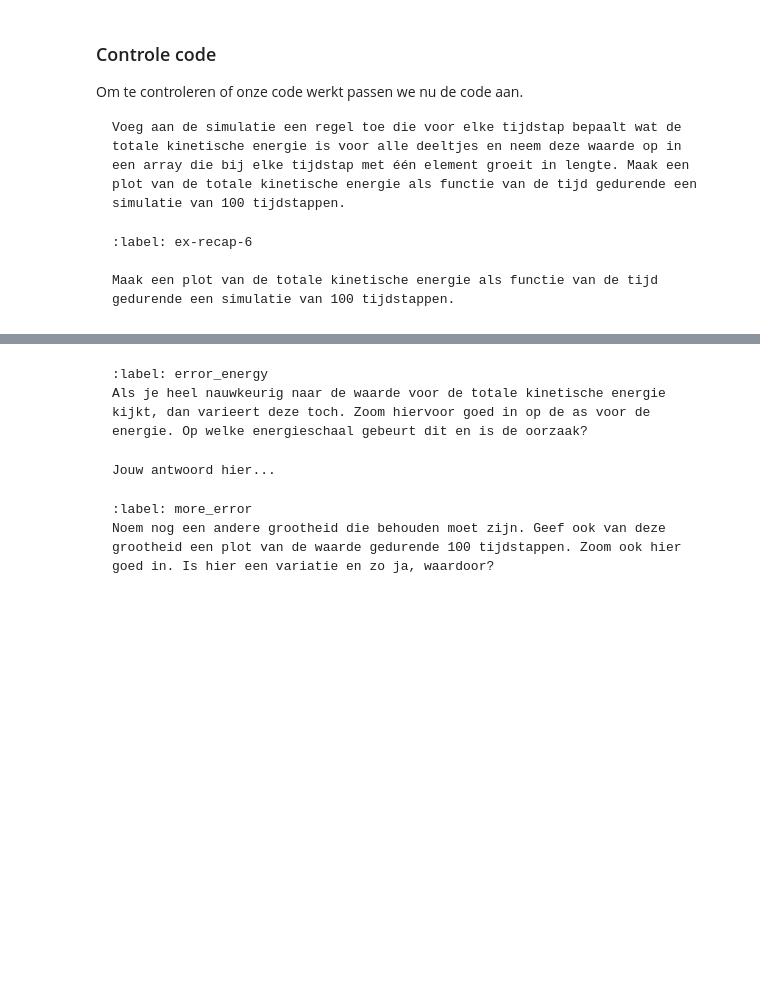
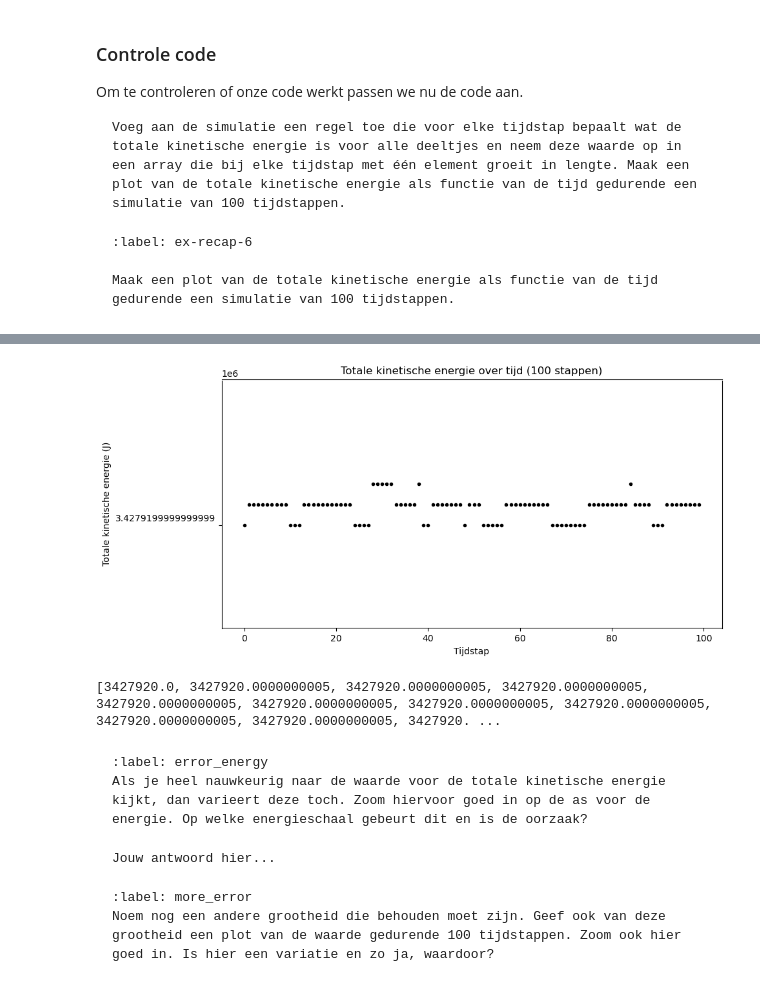
Before and after one commit to Jz-Mo/thermolab, a Jupyter notebook: Content/PySim/3_recap.ipynb, the cells around one changed output, grey strips where cells are left out. Saved outputs shown, nothing was run; the diff lists cells and outputs as text; code cells hidden in the pictures; blank space fills up the shorter version.

````diff
--- a/Content/PySim/3_recap.ipynb
+++ b/Content/PySim/3_recap.ipynb
@@ -298,5 +376,16 @@ Maak een plot van de totale kinetische energie als functie van de tijd gedurende
 # %%
-#your code/answer
+
+plt.figure(figsize=(10, 5))
+plt.plot(range(len(kin_energy)), kin_energy, 'k.')
+plt.xlabel('Tijdstap')
+plt.ylabel('Totale kinetische energie (J)')
+plt.title('Totale kinetische energie over tijd (100 stappen)')
+plt.ylim(3427919.9999999980,3427920.0000000030)
+plt.show()
+print(kin_energy)
+# %% [output]
+[figure, added]
+[3427920.0, 3427920.0000000005, 3427920.0000000005, 3427920.0000000005, 3427920.0000000005, 3427920.0000000005, 3427920.0000000005, 3427920.0000000005, 3427920.0000000005, 3427920.0000000005, 3427920. ...
 # %% [markdown]
 ```{exercise}
 :label: error_energy
````
Also changed, not shown: parts of 12 cells of this notebook.
